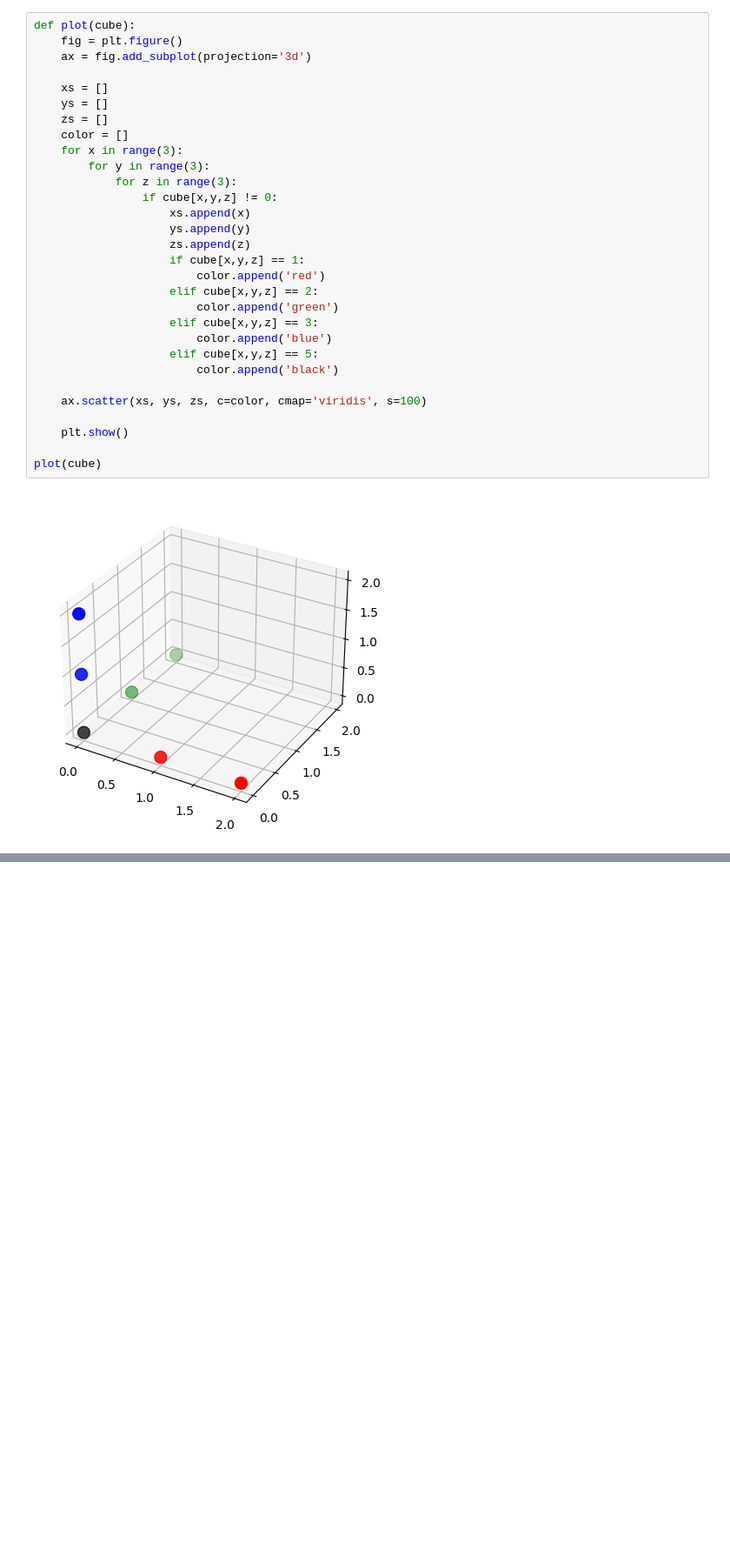
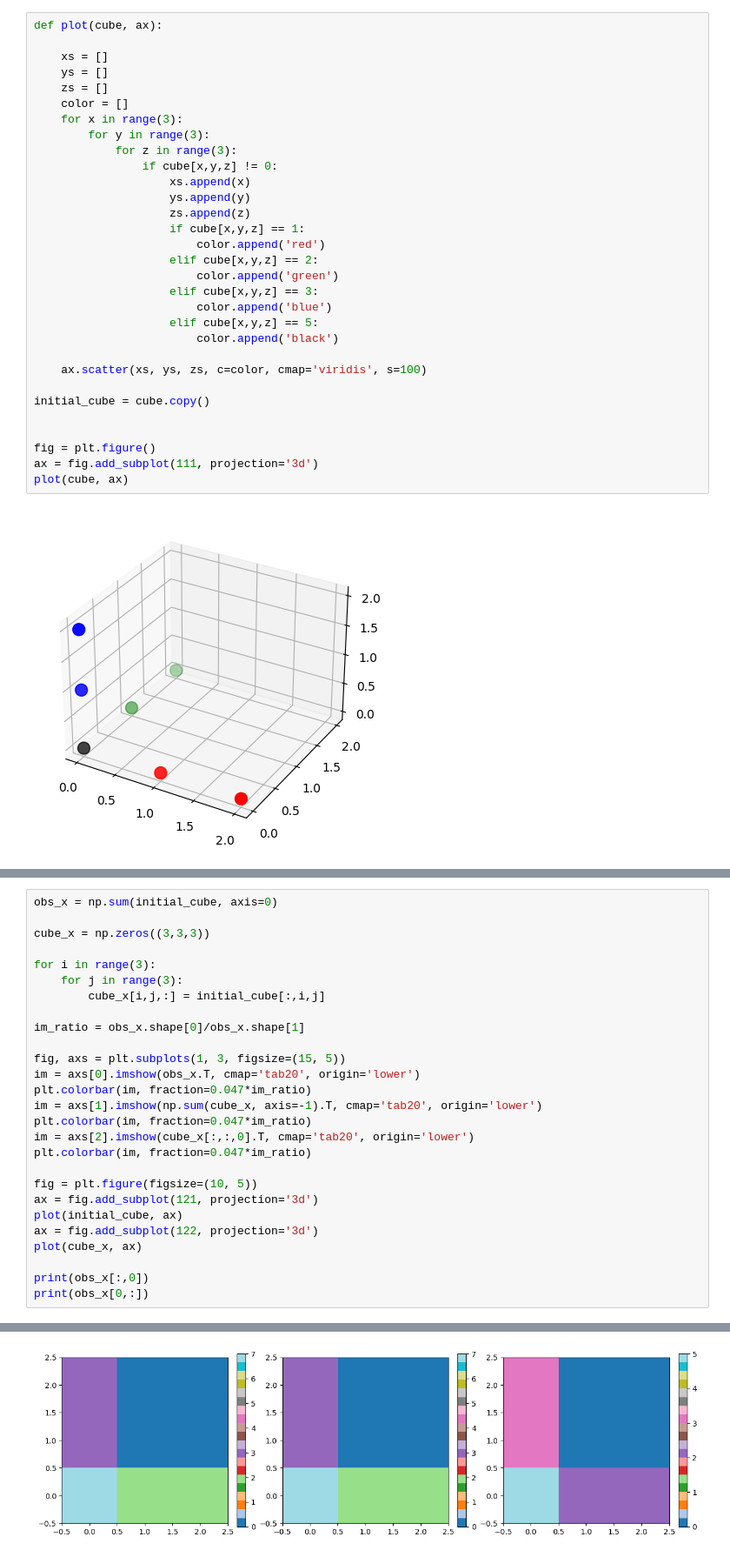
Before and after one commit to LeiRoF/M2-Internship, a Jupyter notebook: Test_orientation.ipynb, the cells around one changed output, grey strips where cells are left out. Shown at 87% size. Drawn from its saved outputs; the diff is of its cells as text; blank space fills up the shorter version.

```diff
--- a/Test_orientation.ipynb
+++ b/Test_orientation.ipynb
@@ -9,9 +9,7 @@ cube[0,:,0] = 2
 cube[0,0,:] = 3
 cube[0,0,0] = 5
 # %%
-def plot(cube):
-    fig = plt.figure()
-    ax = fig.add_subplot(projection='3d')
+def plot(cube, ax):
 
     xs = []
     ys = []
@@ -35,8 +33,11 @@ def plot(cube):
 
     ax.scatter(xs, ys, zs, c=color, cmap='viridis', s=100)
 
-    plt.show()
+initial_cube = cube.copy()
 
-plot(cube)
+
+fig = plt.figure()
+ax = fig.add_subplot(111, projection='3d')
+plot(cube, ax)
 # %% [output]
 [figure]
@@ -55,0 +44,28 @@ plot(cube)
+# %%
+obs_x = np.sum(initial_cube, axis=0)
+
+cube_x = np.zeros((3,3,3))
+
+for i in range(3):
+    for j in range(3):
+        cube_x[i,j,:] = initial_cube[:,i,j]
+
+im_ratio = obs_x.shape[0]/obs_x.shape[1]
+
+fig, axs = plt.subplots(1, 3, figsize=(15, 5))
+im = axs[0].imshow(obs_x.T, cmap='tab20', origin='lower')
+plt.colorbar(im, fraction=0.047*im_ratio)
+im = axs[1].imshow(np.sum(cube_x, axis=-1).T, cmap='tab20', origin='lower')
+plt.colorbar(im, fraction=0.047*im_ratio)
+im = axs[2].imshow(cube_x[:,:,0].T, cmap='tab20', origin='lower')
+plt.colorbar(im, fraction=0.047*im_ratio)
+
+fig = plt.figure(figsize=(10, 5))
+ax = fig.add_subplot(121, projection='3d')
+plot(initial_cube, ax)
+ax = fig.add_subplot(122, projection='3d')
+plot(cube_x, ax)
+
+print(obs_x[:,0])
+print(obs_x[0,:])
+# %% [output]
@@ -55,0 +74 @@ plot(cube)
+[figure, added]
```
Also changed, not shown: parts of 5 cells of this notebook, 3 other files.
